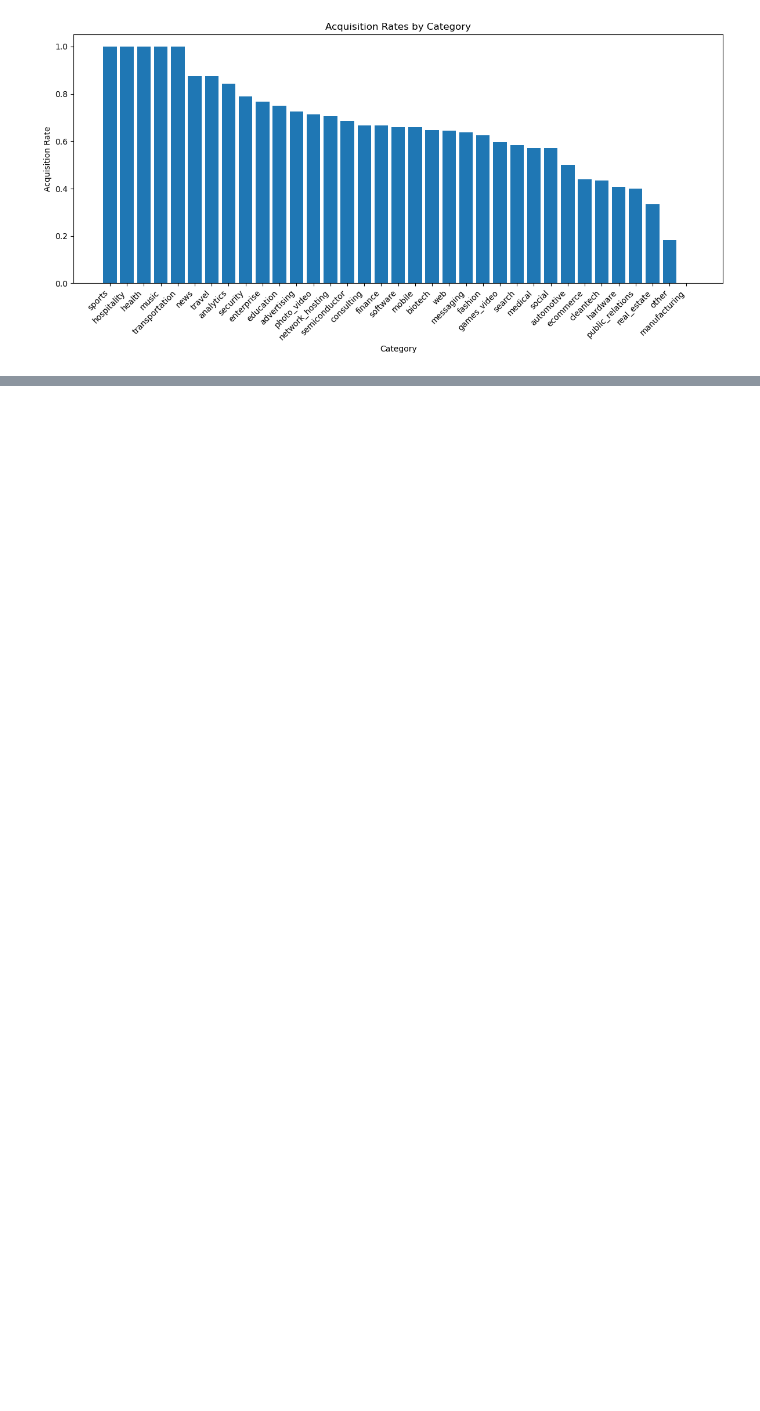
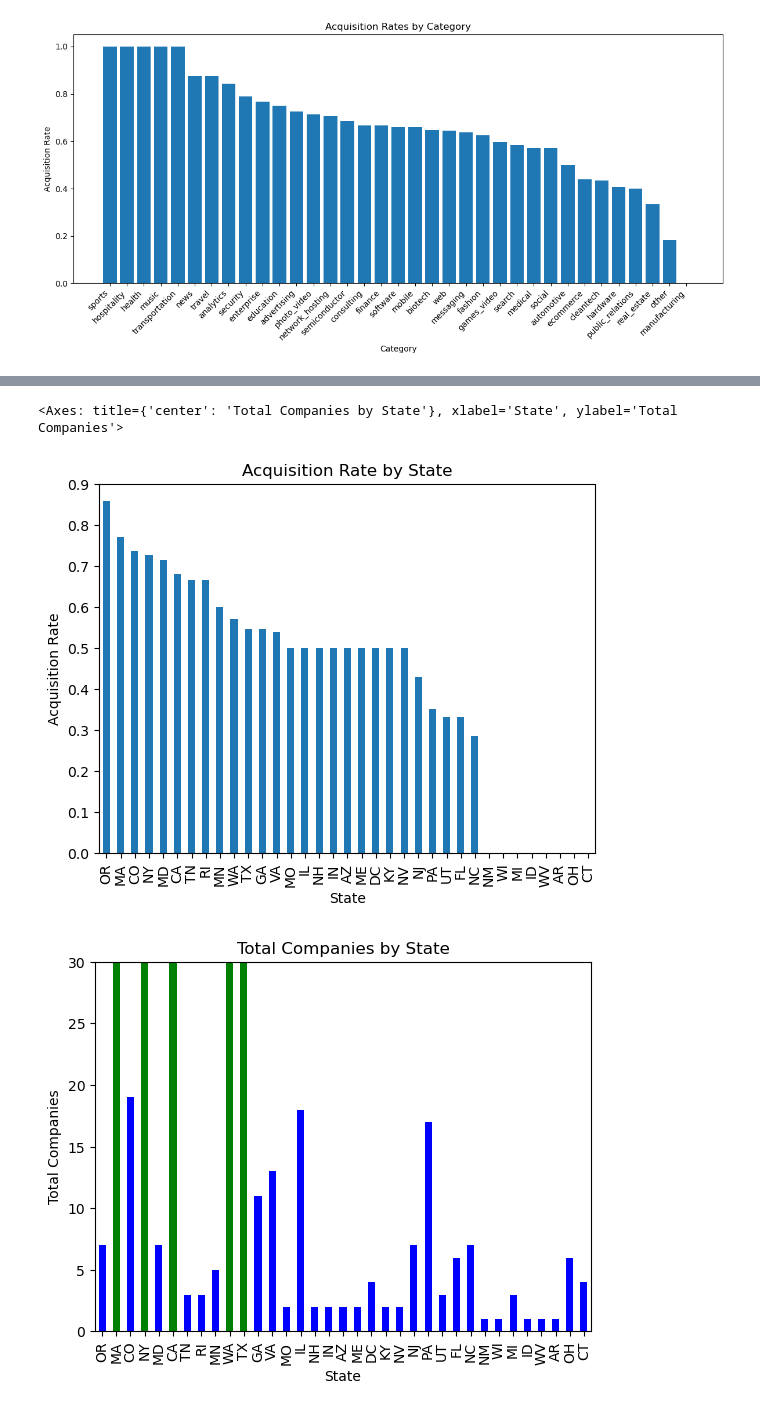
Before and after one commit to verainne/Project_3_startup_success, a Jupyter notebook: Project 3 - Mongo.ipynb, the cells around one changed output, grey strips where cells are left out. Cells and saved outputs as stored; diff of their text form; code cells hidden in the pictures; blank space fills up the shorter version.

Commit message:
Add files via upload
New graphs

```diff
--- a/Project 3 - Mongo.ipynb
+++ b/Project 3 - Mongo.ipynb
@@ -559,3 +560,55 @@ fig.update_layout(
 fig.show()
 # %% [output]
 [interactive output not drawn]
+# %%
+loc_acquired = [
+    {
+        "$project": {
+            "state": "$state_code",
+            "status": "$status"
+        }
+    },
+    {
+        "$group": {
+            "_id": {
+                "state": "$state"
+            },
+            "totalCount": {"$sum": 1},
+            "acquiredCount": {
+                "$sum": {"$cond": [{"$eq": ["$status", "acquired"]}, 1, 0]}
+            }
+        }
+    },
+    {
+        "$addFields": {
+            "acquisition_rate": {"$divide": ["$acquiredCount", "$totalCount"]}
+        }
+    },
+    {"$sort": {"acquisition_rate": -1}}
+]
+data = pd.DataFrame(list(startup_data.aggregate(loc_acquired)))
+data = pd.concat([data.drop(columns="_id"), data["_id"].apply(pd.Series)], axis=1)
+data["color"] = ["green" if v > 30 else "blue" for v in data["totalCount"]]
+
+data.plot.bar(
+    "state",
+    "acquisition_rate",
+    title="Acquisition Rate by State",
+    xlabel="State",
+    ylabel="Acquisition Rate",
+    legend=[]
+)
+data.plot.bar(
+    "state",
+    "totalCount",
+    color=data["color"],
+    ylim=[0,30],
+    title="Total Companies by State",
+    xlabel="State",
+    ylabel="Total Companies",
+    legend=[]
+)
+# %% [output]
+<Axes: title={'center': 'Total Companies by State'}, xlabel='State', ylabel='Total Companies'>
+[figure, added]
+[figure, added]
```
Also changed, not shown: parts of 6 cells of this notebook.
